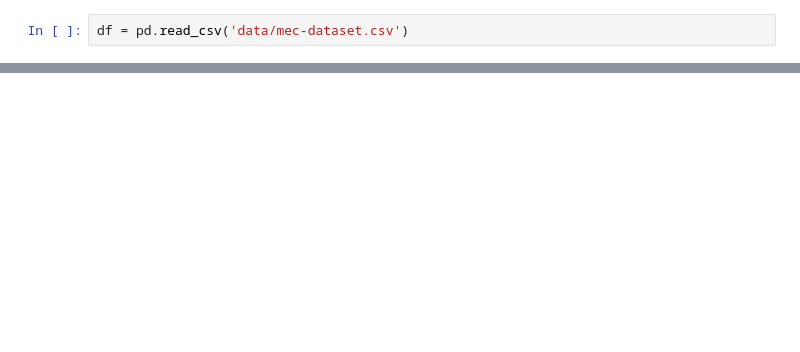
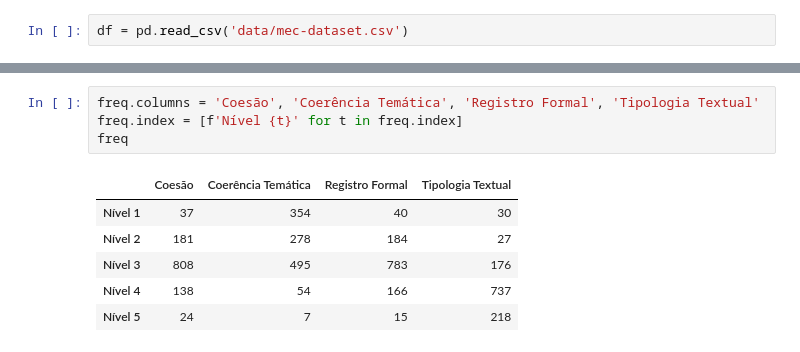
Before and after one commit to HyanBatista/multimodal-aes, a Jupyter notebook: notebooks/02-plot-dataset.ipynb, the cells around one changed output, grey strips where cells are left out. Cells and saved outputs as stored; diff of their text form; blank space fills up the shorter version.

```diff
--- a/notebooks/02-plot-dataset.ipynb
+++ b/notebooks/02-plot-dataset.ipynb
@@ -28,0 +35,11 @@ plot_and_save_value_counts(df, 'thematic_coherence', 'Coerência Temática')
+# %%
+freq.columns = 'Coesão', 'Coerência Temática', 'Registro Formal', 'Tipologia Textual'
+freq.index = [f'Nível {t}' for t in freq.index]
+freq
+# %% [output]
+|  | Coesão | Coerência Temática | Registro Formal | Tipologia Textual |
+| Nível 1 | 37 | 354 | 40 | 30 |
+| Nível 2 | 181 | 278 | 184 | 27 |
+| Nível 3 | 808 | 495 | 783 | 176 |
+| Nível 4 | 138 | 54 | 166 | 737 |
+| Nível 5 | 24 | 7 | 15 | 218 |
```
Also changed, not shown: parts of 9 cells of this notebook.
